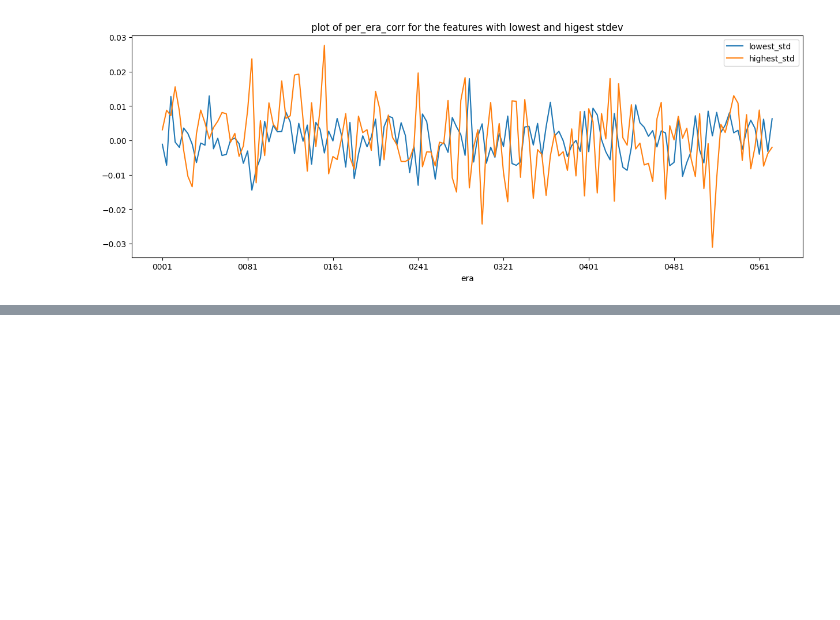
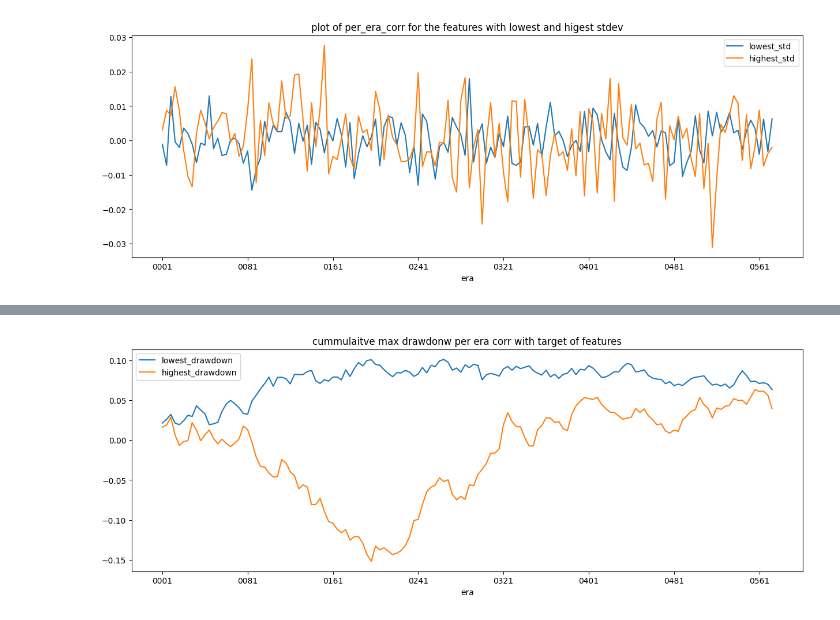
Before and after one commit to Pankaj-2003/Numerai_Models, a Jupyter notebook: feature_neutralization.ipynb, the cells around one changed output, grey strips where cells are left out. Cells and saved outputs as stored; diff of their text form; code cells hidden in the pictures; blank space fills up the shorter version.

```diff
--- a/feature_neutralization.ipynb
+++ b/feature_neutralization.ipynb
@@ -161,0 +167,5 @@ plt.legend(["lowest_std" , "highest_std"]);
+# %%
+per_era_corr[[metric(per_era_corr)["max_drawdown"].idxmax() , metric(per_era_corr)["max_drawdown"].idxmin()]].cumsum().plot(title = "cummulaitve max drawdonw per era corr with target of features" , xlabel = "era" , figsize = (15,5));
+plt.legend(["lowest_drawdown","highest_drawdown"]);
+# %% [output]
+[figure, added]
```
Also changed, not shown: parts of 4 cells of this notebook.
